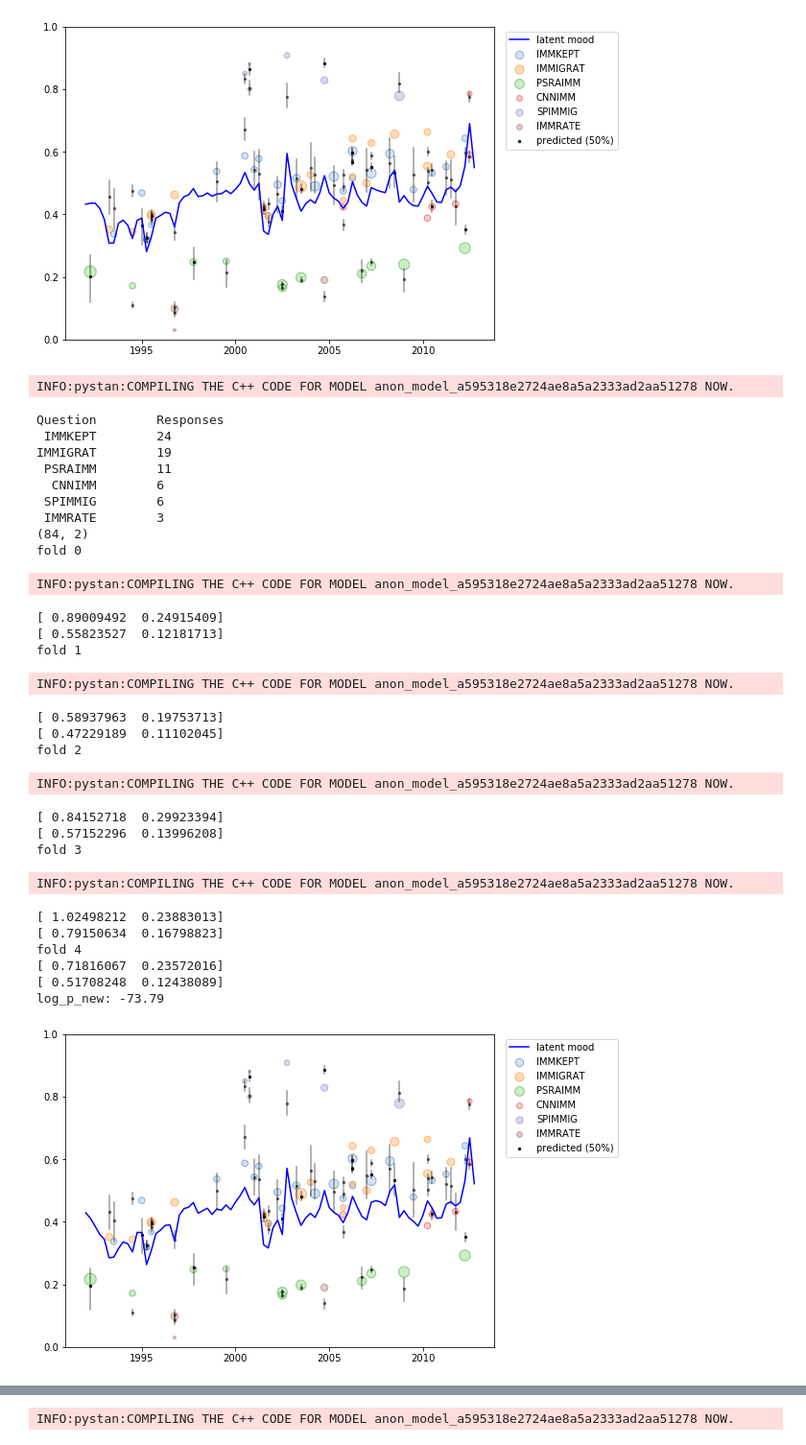
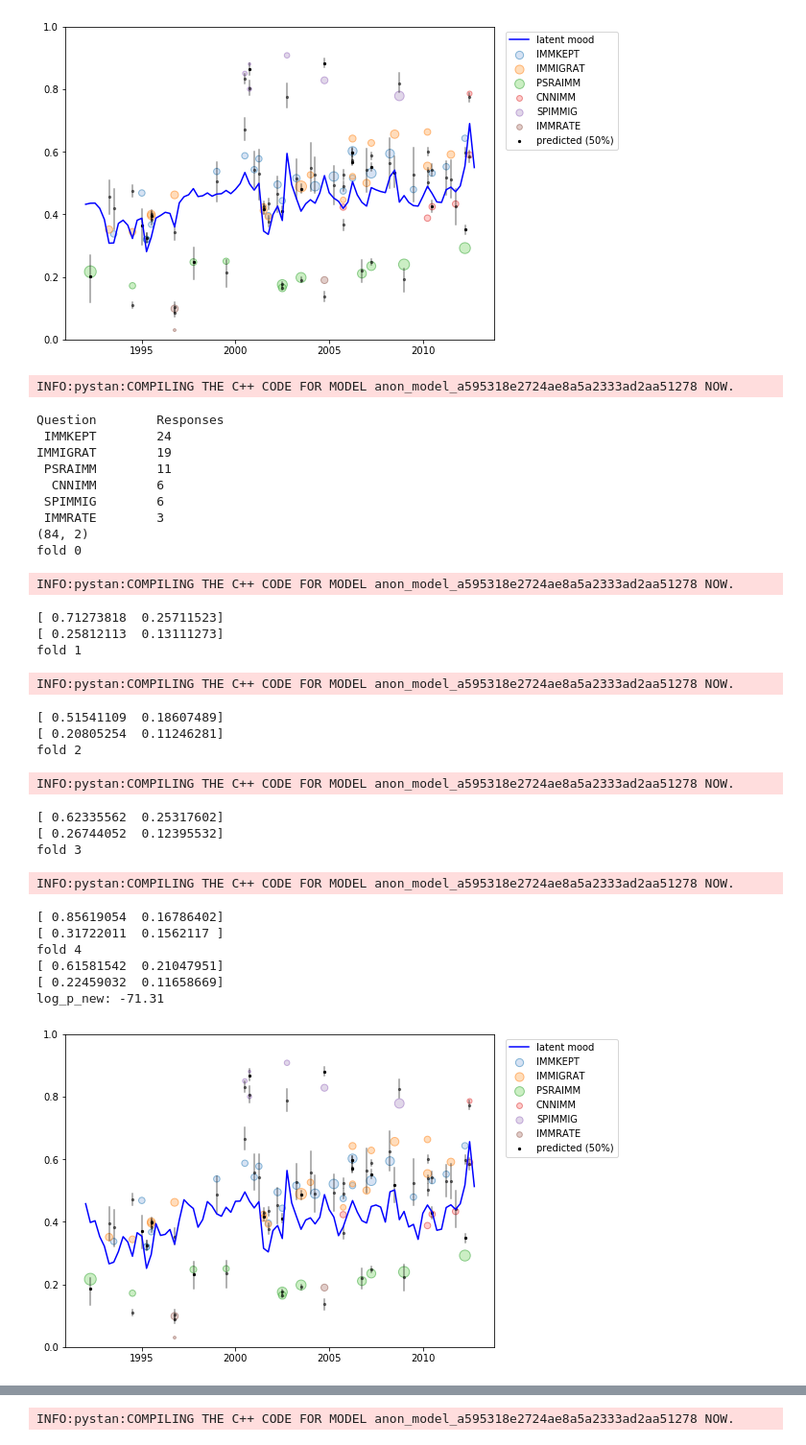
Before and after one commit to dallascard/predicting_public_opinion, a Jupyter notebook: immigration2.ipynb, the cells around one changed output, grey strips where cells are left out. Shown at 96% size. Cells and saved outputs as stored; diff of their text form; code cells hidden in the pictures.

```diff
--- a/immigration2.ipynb
+++ b/immigration2.ipynb
@@ -439,6 +449,7 @@ reload(misc)
 
 # grab tone and prev_mood data for each poll
 tones = []
+a_tones = []
 prev_moods = []
 stories = []
 entropies = []
@@ -448,10 +459,12 @@ for i in polls.index:
     elif group_by == 'quarter':
         period = polls.loc[i]['p_quarter']
     tones.append(grouped.loc[period]['tone'])
+    a_tones.append(grouped.loc[period]['tone_a'])
     prev_moods.append(mood.loc[period-1]['prev_mood'])
     stories.append(grouped.loc[period]['stories'])
     entropies.append(grouped.loc[period]['entropy'])
 polls['tone'] = tones
+polls['aTone'] = a_tones
 polls['prev_mood'] = prev_moods
 polls['prev_transformed'] = np.log(polls.prev_mood / (1 - polls.prev_mood))
 polls['stories'] = stories
@@ -460,6 +473,7 @@ polls['entropy'] = entropies
 polls['toneXstories'] = polls['tone'] * polls['stories']
 polls['toneXlogStories'] = polls['tone'] * polls['logStories']
 polls['toneXentropy'] = polls['tone'] * polls['entropy']
+polls['aToneXlogStories'] = polls['aTone'] * polls['logStories']
 polls = misc.combine_polls_with_preceeding_articles(polls, data, n_days=30, include_tone=True, include_frames=True)
 # %%
 reload(stats)
@@ -1193,7 +1207,7 @@ fold 4
 log_p_new: -80.08
 [figure]
 # %%
-# TONE, logSTORIES
+# aTONE, logSTORIES
 
 fig, ax = plotting.plot_polling_data(polls)
 
@@ -1202,7 +1216,9 @@ n_periods = len(grouped.index)
 #ax.plot(grouped.f_date, grouped.mood, 'r', alpha=0.8, label='wcalc')
 p_t_mean = np.zeros(n_periods)
 
-tones = grouped.tone.values
+
+#### TRY USING annotator tones
+tones = grouped.tone_a.values
 logStories = grouped.logStories.values
 #toneXlogStories = tones * logStories
 entropy = grouped.entropy.values
@@ -1264,43 +1280,43 @@ for fold in range(n_folds):
     print np.mean(gamma, axis=0)
     print np.std(gamma, axis=0)
 
 ax.plot(x, p_t_mean/float(n_folds), 'b', label='latent mood')
 ax.legend(loc='upper right', scatterpoints=1, bbox_to_anchor=(1.3,1))
 
 from scipy.misc import logsumexp
 log_p_new = fit.extract('log_p_new')['log_p_new']
 n_iter = log_p_new.size
 posterior_predictive = logsumexp(log_p_new) - np.log(n_iter)
 print "log_p_new: %0.2f" % posterior_predictive
 # %% [output]
 INFO:pystan:COMPILING THE C++ CODE FOR MODEL anon_model_a595318e2724ae8a5a2333ad2aa51278 NOW.
 Question        Responses
  IMMKEPT        24
 IMMIGRAT        19
  PSRAIMM        11
   CNNIMM        6
  SPIMMIG        6
  IMMRATE        3
 (84, 2)
 fold 0
 INFO:pystan:COMPILING THE C++ CODE FOR MODEL anon_model_a595318e2724ae8a5a2333ad2aa51278 NOW.
-[ 0.89009492  0.24915409]
-[ 0.55823527  0.12181713]
+[ 0.71273818  0.25711523]
+[ 0.25812113  0.13111273]
 fold 1
 INFO:pystan:COMPILING THE C++ CODE FOR MODEL anon_model_a595318e2724ae8a5a2333ad2aa51278 NOW.
-[ 0.58937963  0.19753713]
-[ 0.47229189  0.11102045]
+[ 0.51541109  0.18607489]
+[ 0.20805254  0.11246281]
 fold 2
 INFO:pystan:COMPILING THE C++ CODE FOR MODEL anon_model_a595318e2724ae8a5a2333ad2aa51278 NOW.
-[ 0.84152718  0.29923394]
-[ 0.57152296  0.13996208]
+[ 0.62335562  0.25317602]
+[ 0.26744052  0.12395532]
 fold 3
 INFO:pystan:COMPILING THE C++ CODE FOR MODEL anon_model_a595318e2724ae8a5a2333ad2aa51278 NOW.
-[ 1.02498212  0.23883013]
-[ 0.79150634  0.16798823]
+[ 0.85619054  0.16786402]
+[ 0.31722011  0.1562117 ]
 fold 4
-[ 0.71816067  0.23572016]
-[ 0.51708248  0.12438089]
-log_p_new: -73.79
+[ 0.61581542  0.21047951]
+[ 0.22459032  0.11658669]
+log_p_new: -71.31
-[figure, old version]
+[figure, new version]
 # %%
```
Also changed, not shown: parts of 9 cells of this notebook, 2 other files.
